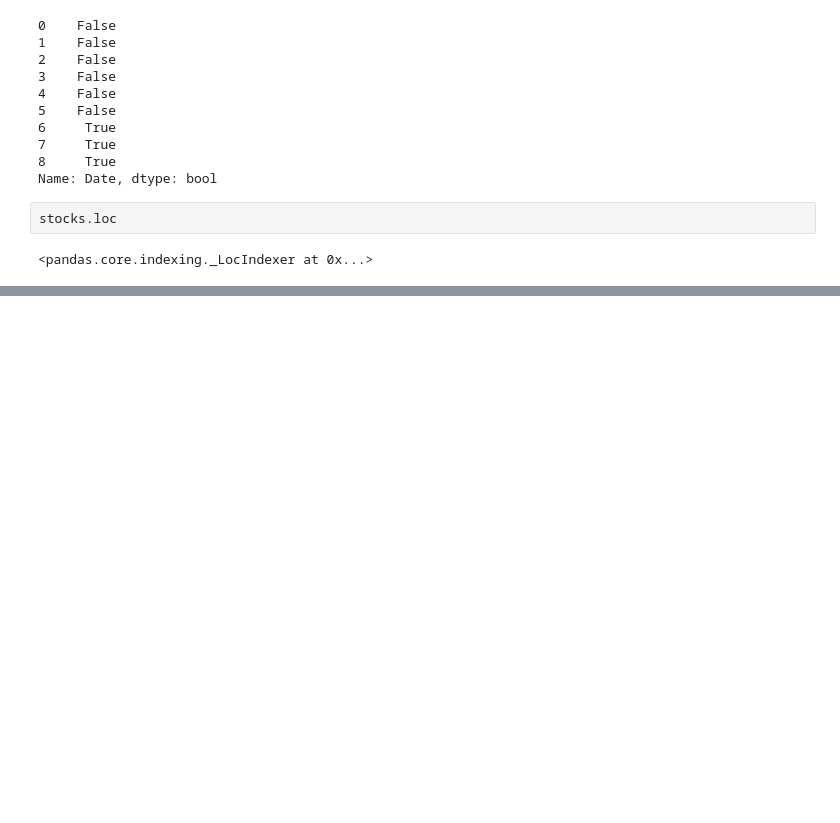
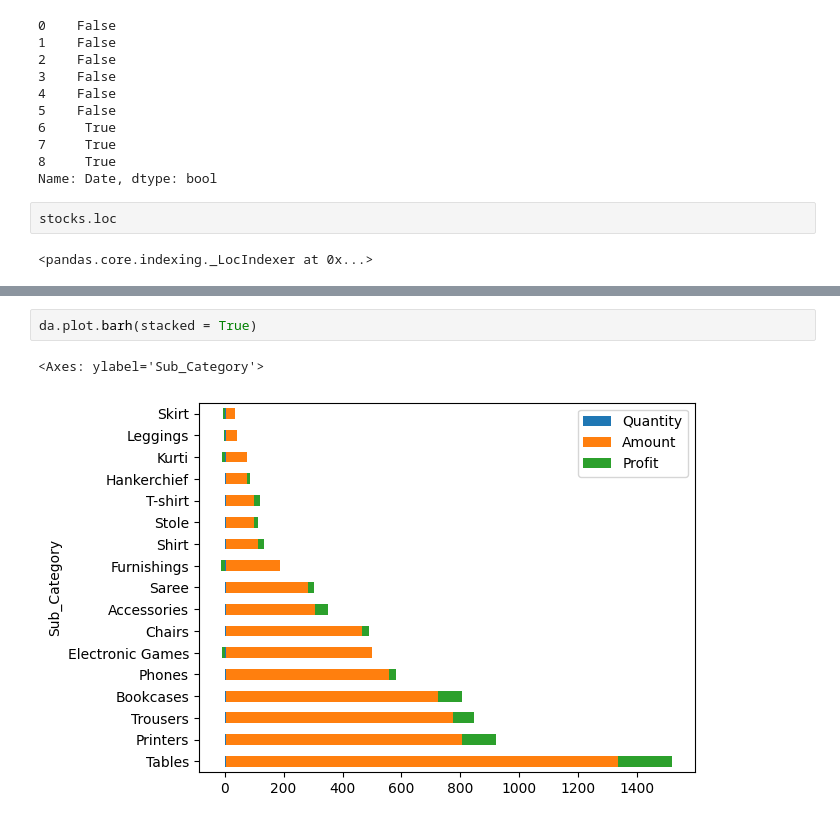
Before and after one commit to 960Subhamsingh/Data-Sciences, a Jupyter notebook: pandas/04-Filtering/Pandas-Demo.ipynb, the cells around one changed output, grey strips where cells are left out. Cells and saved outputs as stored; diff of their text form; blank space fills up the shorter version.

```diff
--- a/pandas/04-Filtering/Pandas-Demo.ipynb
+++ b/pandas/04-Filtering/Pandas-Demo.ipynb
@@ -72,0 +252,5 @@ stocks.loc
+# %%
+da.plot.barh(stacked = True)
+# %% [output]
+<Axes: ylabel='Sub_Category'>
+[figure, added]
```
Also changed, not shown: parts of 24 cells of this notebook, 4 other files.
